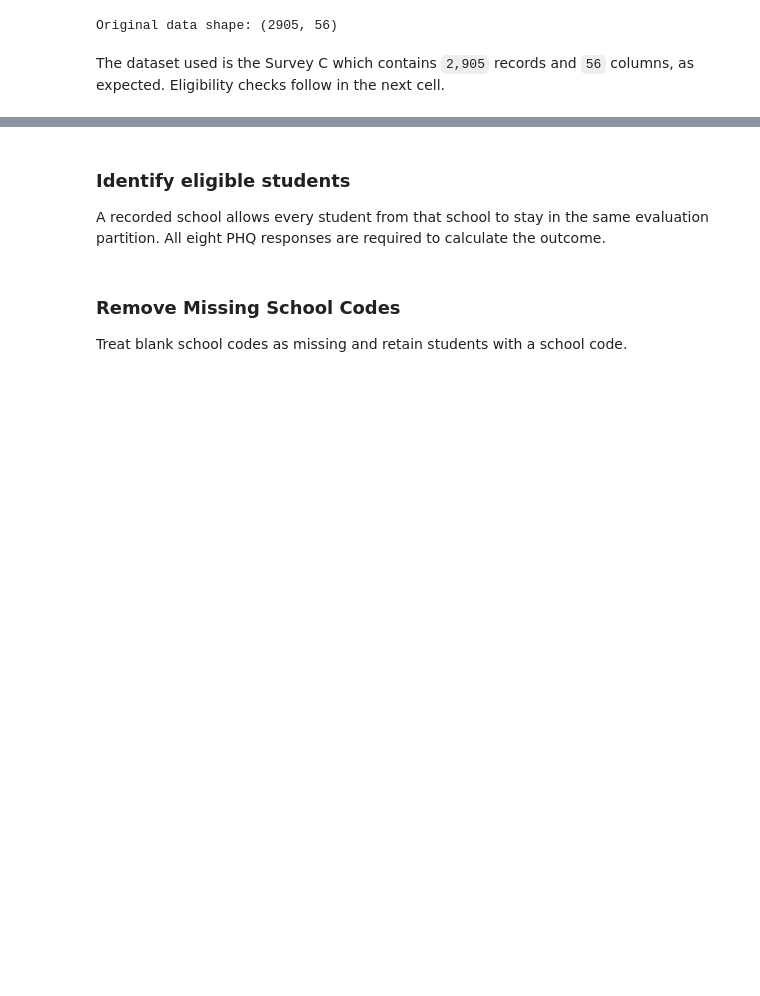
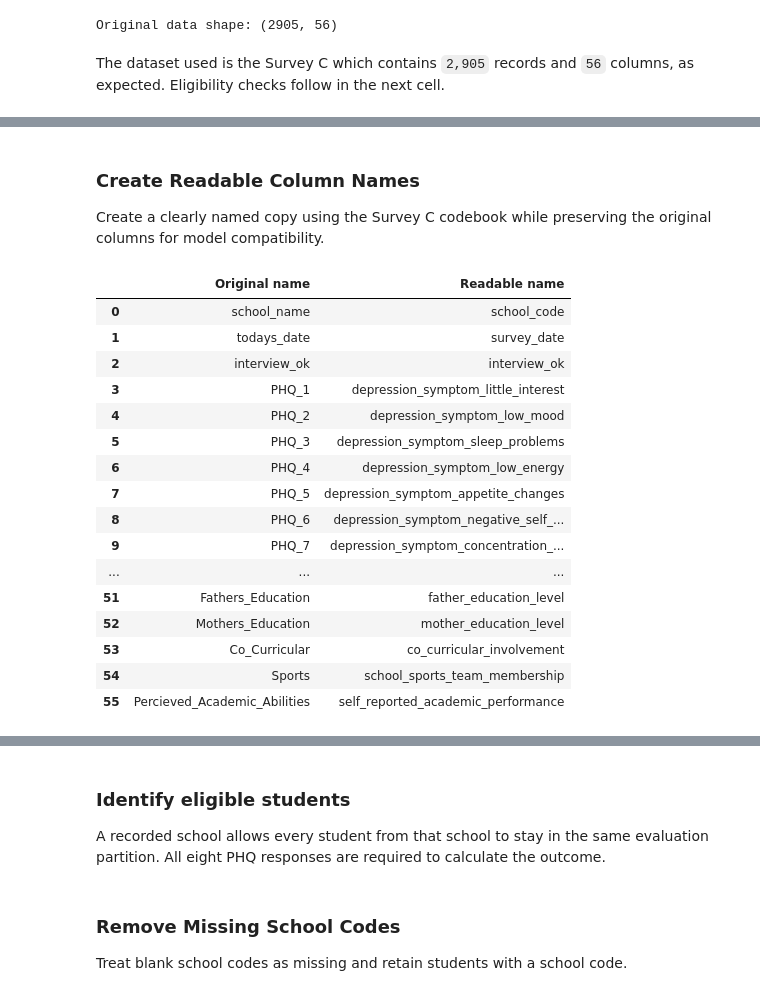
Before and after one commit to N-umwali/SchoolCare-Screening-Priority, a Jupyter notebook: notebook/student_screening.ipynb, the cells around one changed output, grey strips where cells are left out. Cells and saved outputs as stored; diff of their text form; code cells hidden in the pictures; blank space fills up the shorter version.

Commit message:
Improve dataset loading, rename columns, and inspect missing values

```diff
--- a/notebook/student_screening.ipynb
+++ b/notebook/student_screening.ipynb
@@ -60,0 +93,3 @@ The dataset used is the Survey C which contains `2,905` records and `56` columns
+# %% [markdown]
+### **Create Readable Column Names**
+Create a clearly named copy using the Survey C codebook while preserving the original columns for model compatibility.
@@ -60,0 +161,45 @@ The dataset used is the Survey C which contains `2,905` records and `56` columns
+# %%
+# Reload the original data so this cell can be rerun safely.
+original_data = pd.read_excel(source)
+original_data.columns = original_data.columns.str.strip()
+
+missing_columns = set(column_names) - set(original_data.columns)
+unexpected_columns = set(original_data.columns) - set(column_names)
+
+assert not missing_columns and not unexpected_columns, (
+    f"Missing columns: {sorted(missing_columns)}\n"
+    f"Unexpected columns: {sorted(unexpected_columns)}"
+)
+
+assert original_data.columns.is_unique, (
+    "The dataset contains duplicate column names."
+)
+assert len(set(column_names.values())) == len(column_names), (
+    "The mapping contains duplicate names."
+)
+
+# Rename once and continue using raw in subsequent cells.
+raw = original_data.rename(columns=column_names).copy()
+
+display(pd.DataFrame({
+    "Original name": original_data.columns,
+    "Readable name": raw.columns,
+}))
+# %% [output]
+|  | Original name | Readable name |
+| 0 | school_name | school_code |
+| 1 | todays_date | survey_date |
+| 2 | interview_ok | interview_ok |
+| 3 | PHQ_1 | depression_symptom_little_interest |
+| 4 | PHQ_2 | depression_symptom_low_mood |
+| 5 | PHQ_3 | depression_symptom_sleep_problems |
+| 6 | PHQ_4 | depression_symptom_low_energy |
+| 7 | PHQ_5 | depression_symptom_appetite_changes |
+| 8 | PHQ_6 | depression_symptom_negative_self_... |
+| 9 | PHQ_7 | depression_symptom_concentration_... |
+| ... | ... | ... |
+| 51 | Fathers_Education | father_education_level |
+| 52 | Mothers_Education | mother_education_level |
+| 53 | Co_Curricular | co_curricular_involvement |
+| 54 | Sports | school_sports_team_membership |
+| 55 | Percieved_Academic_Abilities | self_reported_academic_performance |
```
Also changed, not shown: parts of 44 cells of this notebook.
